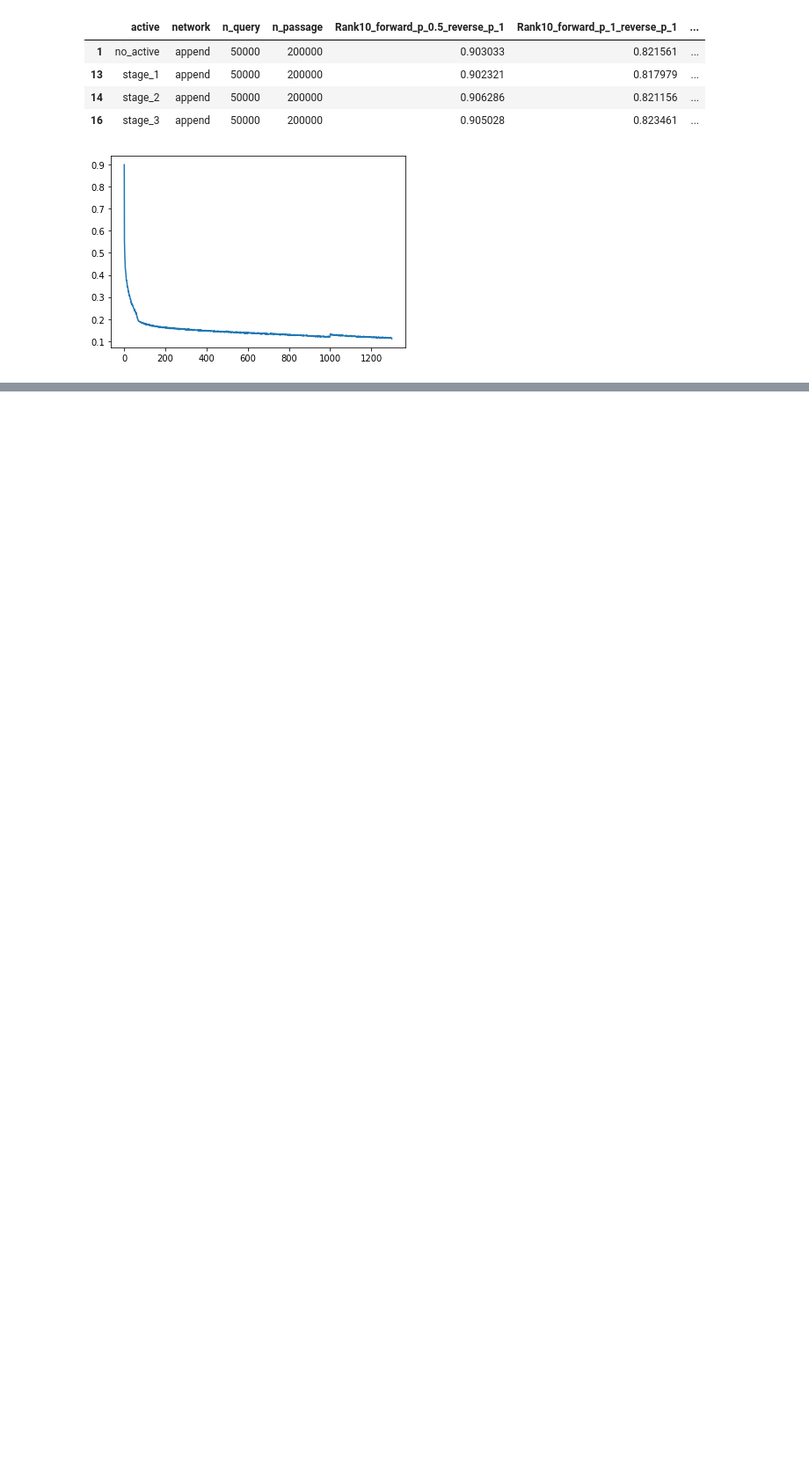
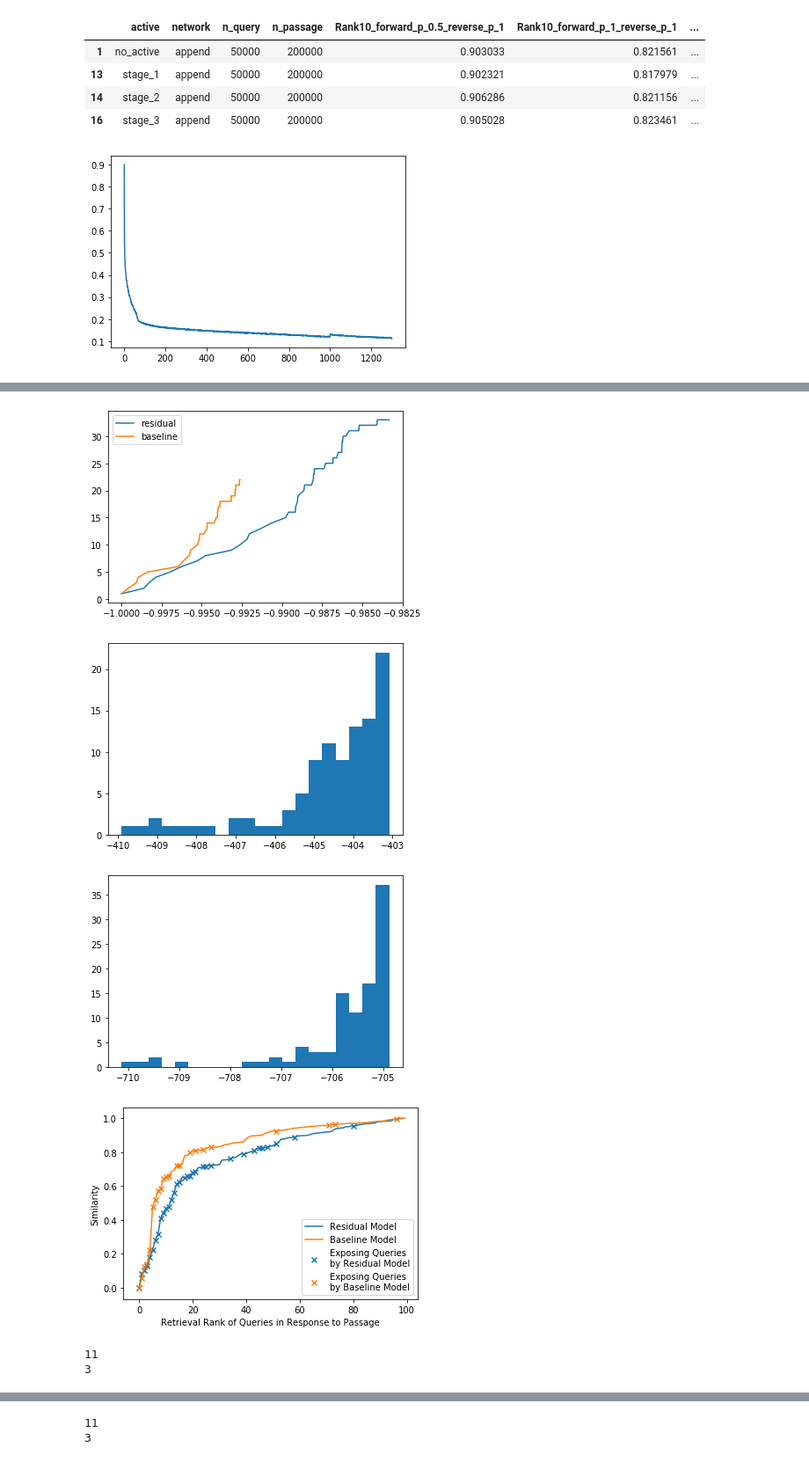
Before and after one commit to Chipxiang/search-exposure, a Jupyter notebook: visualization/Visualization_for_paper.ipynb, the cells around one changed output, grey strips where cells are left out. Shown: that part at 88% size. Cells and saved outputs as stored; diff of their text form; code cells hidden in the pictures; blank space fills up the shorter version.

```diff
--- a/visualization/Visualization_for_paper.ipynb
+++ b/visualization/Visualization_for_paper.ipynb
@@ -120,0 +654,10 @@ plot_active_learning(all_training_loss, residual_active)
+# %%
+# list(candidates)[100]
+visualization(4637002, pid_reverse_mapping, qid_mapping, query_index, query_index_baseline, results, 100)
+# %% [output]
+[figure, added]
+[figure, added]
+[figure, added]
+[figure, added]
+11
+3
@@ -120,0 +665,2 @@ plot_active_learning(all_training_loss, residual_active)
+11
+3
```
Also changed, not shown: parts of 52 cells of this notebook, 1 other file.
